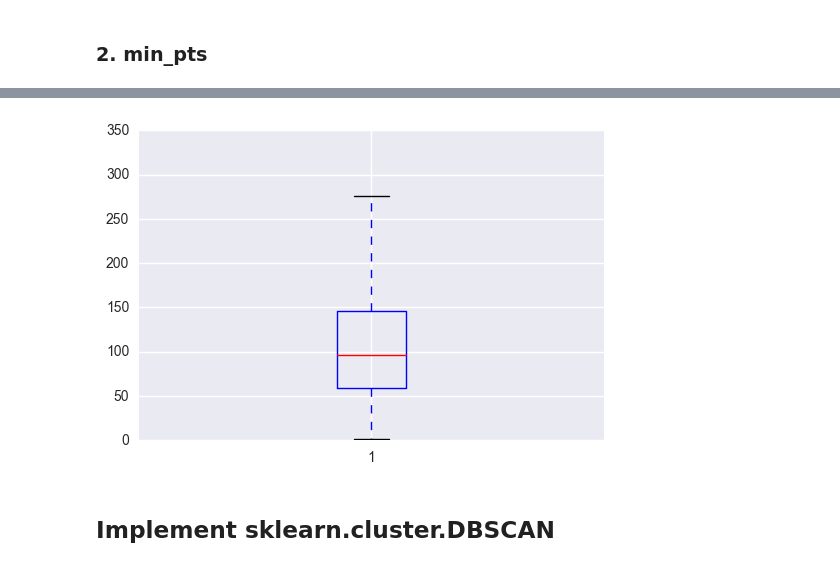
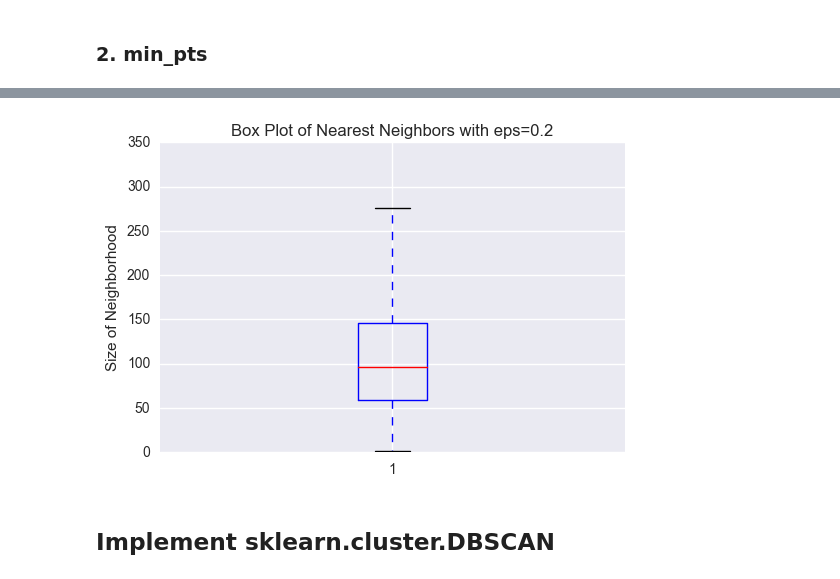
Before and after one commit to john-min/geospatial, a Jupyter notebook: dbscan.ipynb, the cells around one changed output, grey strips where cells are left out. Cells and saved outputs as stored; diff of their text form; code cells hidden in the pictures.

```diff
--- a/dbscan.ipynb
+++ b/dbscan.ipynb
@@ -65,5 +76,5 @@ def count_neighbors(X, epsilon):
 # %% [markdown]
 ### 1. epsilon
 # %%
-X_pairwise = squareform(pdist(X, lambda u,v: haversine(u,v)))
+X_pairwise = squareform(pdist(X, lambda u,v: haversine(u,v, 'km')))
 dist2nn = dist2NN(X_pairwise)
@@ -102,6 +119,8 @@ fig.show()
 # %%
 fig, ax = plt.subplots()
 ax.boxplot(neighbors_eps)
+ax.set_title('Box Plot of Nearest Neighbors with eps=0.2')
+ax.set_ylabel('Size of Neighborhood')
 fig.show()
 # %% [output]
-[figure, old version]
+[figure, new version]
```
Also changed, not shown: parts of 41 cells of this notebook.
